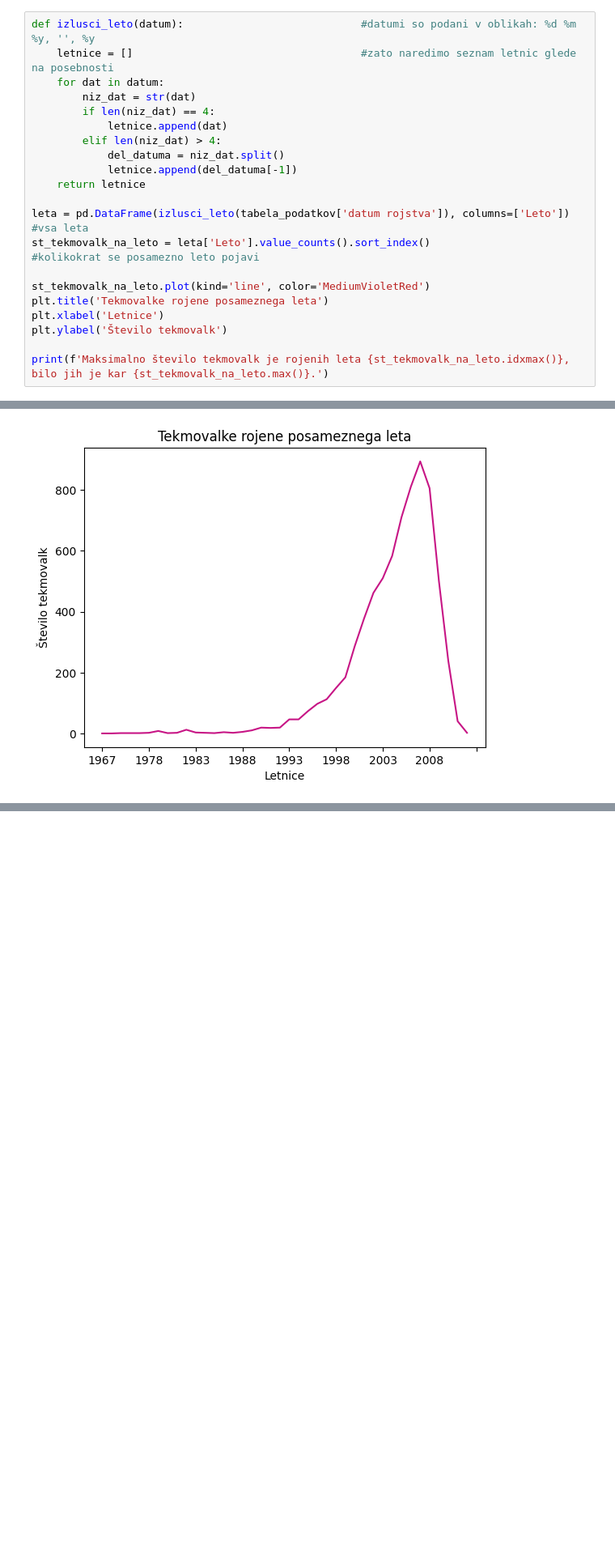
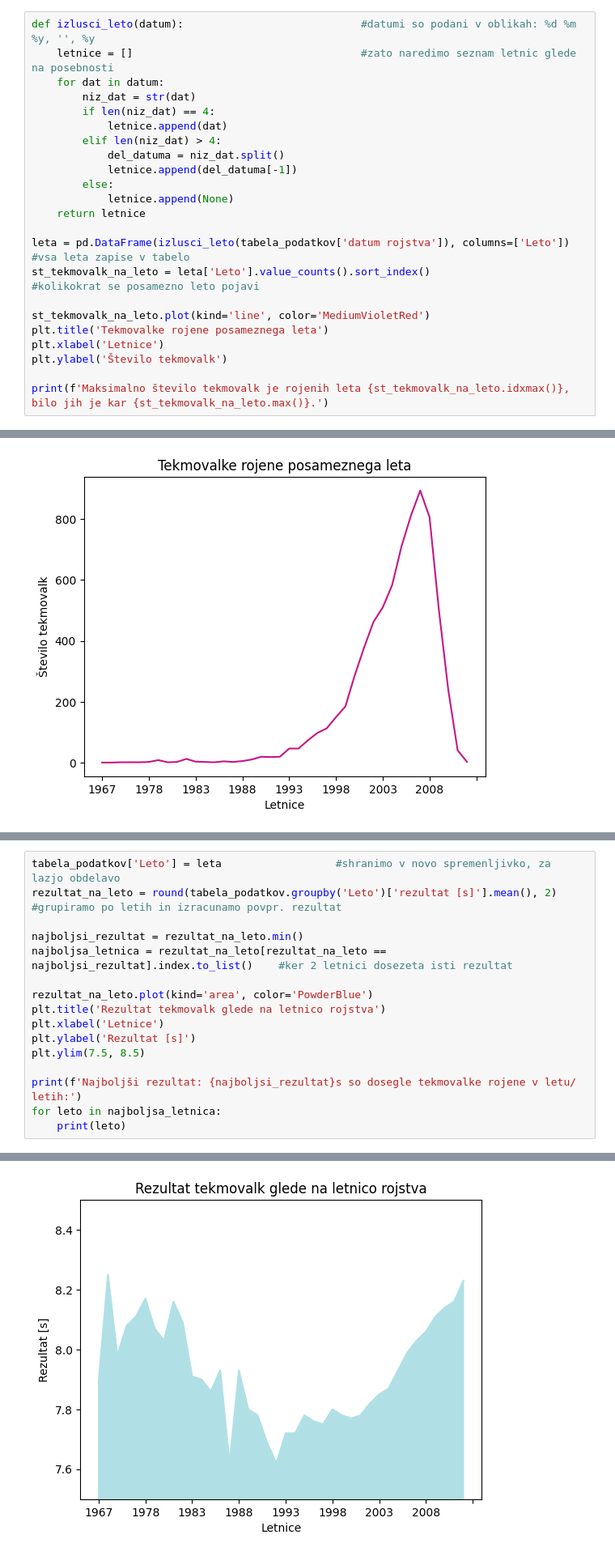
Before and after one commit to sarapolajnar/Projektna-naloga-UVP, a Jupyter notebook: analiza.ipynb, the cells around one changed output, grey strips where cells are left out. Shown at 81% size. Saved outputs shown, nothing was run; the diff lists cells and outputs as text; blank space fills up the shorter version.

Commit message:
dodano se dejansko zmagovalno leto rojstva :)

```diff
--- a/analiza.ipynb
+++ b/analiza.ipynb
@@ -155,9 +155,11 @@ def izlusci_leto(datum):                            #datumi so podani v oblikah:
         elif len(niz_dat) > 4:
             del_datuma = niz_dat.split()
             letnice.append(del_datuma[-1])
+        else:
+            letnice.append(None)
     return letnice
 
-leta = pd.DataFrame(izlusci_leto(tabela_podatkov['datum rojstva']), columns=['Leto'])       #vsa leta
+leta = pd.DataFrame(izlusci_leto(tabela_podatkov['datum rojstva']), columns=['Leto'])       #vsa leta zapise v tabelo
 st_tekmovalk_na_leto = leta['Leto'].value_counts().sort_index()                             #kolikokrat se posamezno leto pojavi
 
 st_tekmovalk_na_leto.plot(kind='line', color='MediumVioletRed')
@@ -173,0 +178,17 @@ Upoštevati moramo, da vsi uporabljeni podatki nimajo podatka o rojstvu oseb, za
+# %%
+tabela_podatkov['Leto'] = leta                  #shranimo v novo spremenljivko, za lazjo obdelavo
+rezultat_na_leto = round(tabela_podatkov.groupby('Leto')['rezultat [s]'].mean(), 2)    #grupiramo po letih in izracunamo povpr. rezultat
+
+najboljsi_rezultat = rezultat_na_leto.min()
+najboljsa_letnica = rezultat_na_leto[rezultat_na_leto == najboljsi_rezultat].index.to_list()    #ker 2 letnici dosezeta isti rezultat
+
+rezultat_na_leto.plot(kind='area', color='PowderBlue')
+plt.title('Rezultat tekmovalk glede na letnico rojstva')
+plt.xlabel('Letnice')
+plt.ylabel('Rezultat [s]')
+plt.ylim(7.5, 8.5)
+
+print(f'Najboljši rezultat: {najboljsi_rezultat}s so dosegle tekmovalke rojene v letu/ letih:')
+for leto in najboljsa_letnica:
+    print(leto)
+# %% [output]
@@ -174,3 +198,4 @@ Upoštevati moramo, da vsi uporabljeni podatki nimajo podatka o rojstvu oseb, za
+[figure, added]
 # %% [markdown]
 ## Ali čas dogodka vpliva na rezultate?
 # %%
```
Also changed, not shown: parts of 2 cells of this notebook.
